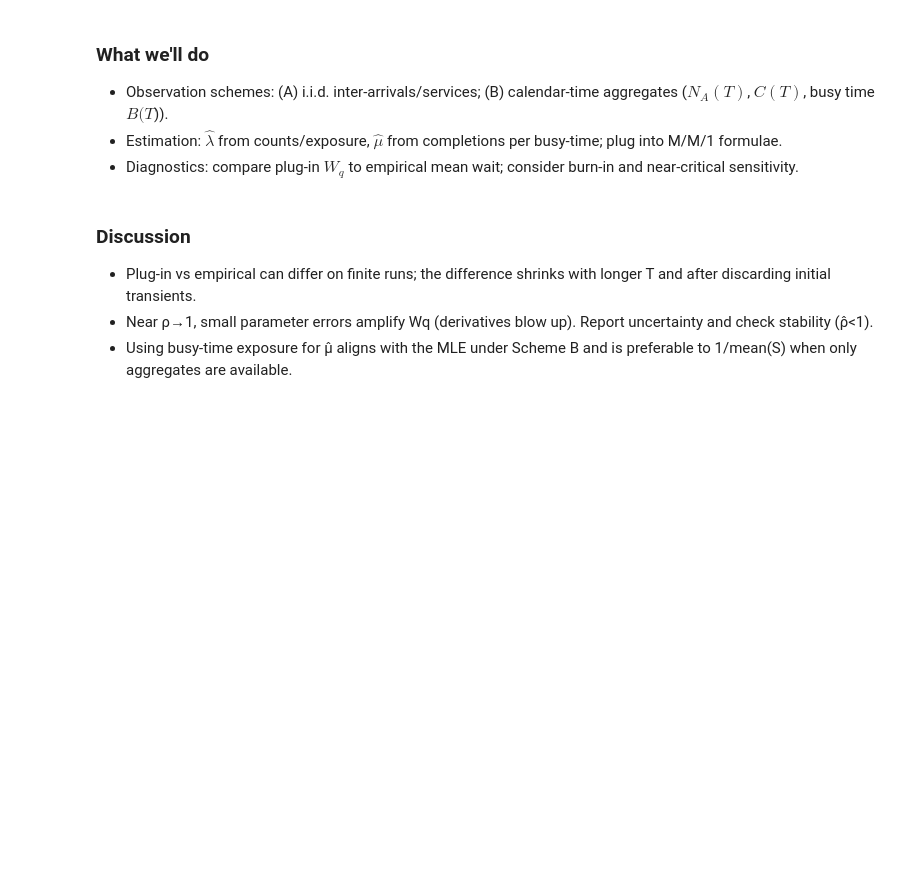
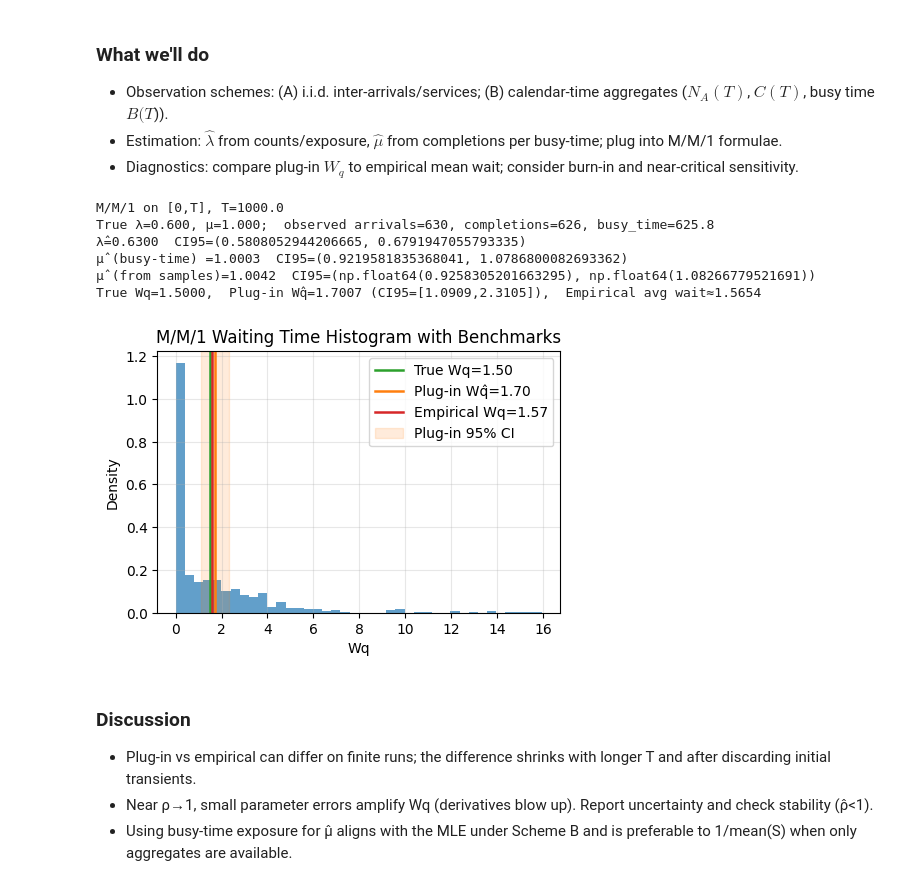
Before and after one commit to NaitsabesMue/stochastic-modeling-simulation-ds, a Jupyter notebook: notebooks/lecture4_parameter_estimation.ipynb, the cells around one changed output. Cells and saved outputs as stored; diff of their text form; code cells hidden in the pictures; blank space fills up the shorter version.

```diff
--- a/notebooks/lecture4_parameter_estimation.ipynb
+++ b/notebooks/lecture4_parameter_estimation.ipynb
@@ -168,7 +173,7 @@ def simulate_MM1(T: float, lam: float, mu: float, rng=np.random.default_rng()):
 # M/M/1 experiment
 # We simulate on [0, T], compute λ̂ from arrivals/exposure, μ̂ from completions per busy-time,
 # and compare plug-in Wq to empirical mean wait (Wq).
-lam_true, mu_true = 0.8, 1.0  # true parameters (λ, μ)  # ρ=0.8
+lam_true, mu_true = 0.6, 1.0  # true parameters (λ, μ)  # ρ=0.8
 T = 1000.0
 stats = simulate_MM1(T, lam_true, mu_true, rng)
 lam_hat = stats.arrivals / stats.T  # λ̂ from arrivals per unit time
@@ -188,33 +193,41 @@ print(f'M/M/1 on [0,T], T={T}')
 print(f'True λ={lam_true:.3f}, μ={mu_true:.3f};  observed arrivals={stats.arrivals}, completions={stats.completions}, busy_time={stats.busy_time:.1f}')
 print(f'λ̂={lam_hat:.4f}  CI95={ci(lam_hat,se_lam)}')
 print(f'μ̂ (busy-time) ={mu_hat_busy:.4f}  CI95={ci(mu_hat_busy,se_mu_busy)}')
 print(f'μ̂ (from samples)={mu_hat_sample:.4f}  CI95={ci(mu_hat_sample,se_mu_sample)}')
 
 # Plug-in performance
 rho_hat = lam_hat / mu_hat_busy  # utilization estimate
 Wq_hat = lam_hat / (mu_hat_busy * (mu_hat_busy - lam_hat))  # M/M/1 formula
 Wq_true = lam_true / (mu_true * (mu_true - lam_true))
 Wq_emp = stats.waits.mean() if stats.waits.size else 0.0  # empirical mean wait (Wq)
 den = mu_hat_busy * max(mu_hat_busy - lam_hat, 1e-12)
 dlam = (mu_hat_busy**2) / (den**2)
 dmu  = -lam_hat * (2*mu_hat_busy - lam_hat) / (den**2)
 var_lam = max(lam_hat, 1e-12) / stats.T
 var_mu  = max(mu_hat_busy, 1e-12) / max(stats.busy_time, 1e-12)
 var_wq  = dlam**2 * var_lam + dmu**2 * var_mu
 se_wq   = math.sqrt(max(var_wq, 0.0))
 wq_lo, wq_hi = ci_two_sided(Wq_hat, se_wq, alpha=0.05)
 print(f'True Wq={Wq_true:.4f},  Plug-in Wq̂={Wq_hat:.4f} (CI95=[{wq_lo:.4f},{wq_hi:.4f}]),  Empirical avg wait≈{Wq_emp:.4f}')
 
 # Plot waiting time histogram
 plt.figure(figsize=(5.2,3.4))
 plt.hist(stats.waits, bins=40, alpha=0.7, color='tab:blue', density=True)
 plt.axvline(Wq_true, color='tab:green', lw=1.8, label=f'True Wq={Wq_true:.2f}')
 plt.axvline(Wq_hat, color='tab:orange', lw=1.8, label=f'Plug-in Wq̂={Wq_hat:.2f}')
 plt.axvline(Wq_emp, color='tab:red', lw=1.8, label=f'Empirical Wq={Wq_emp:.2f}')
 plt.axvspan(wq_lo, wq_hi, color='tab:orange', alpha=0.15, label=f'Plug-in 95% CI')
 plt.title('M/M/1 Waiting Time Histogram with Benchmarks')
 plt.xlabel('Wq'); plt.ylabel('Density'); plt.grid(True, alpha=0.3); plt.legend()
 plt.show()
+# %% [output]
+M/M/1 on [0,T], T=1000.0
+True λ=0.600, μ=1.000;  observed arrivals=630, completions=626, busy_time=625.8
+λ̂=0.6300  CI95=(0.5808052944206665, 0.6791947055793335)
+μ̂ (busy-time) =1.0003  CI95=(0.9219581835368041, 1.0786800082693362)
+μ̂ (from samples)=1.0042  CI95=(np.float64(0.9258305201663295), np.float64(1.08266779521691))
+True Wq=1.5000,  Plug-in Wq̂=1.7007 (CI95=[1.0909,2.3105]),  Empirical avg wait≈1.5654
+[figure, added]
 # %%
 # Burn-in analysis for M/M/1 (ignore first 10% of completed jobs)
 burn = int(0.10*len(stats.waits))
```
Also changed, not shown: parts of 3 cells of this notebook, 20 other files.
